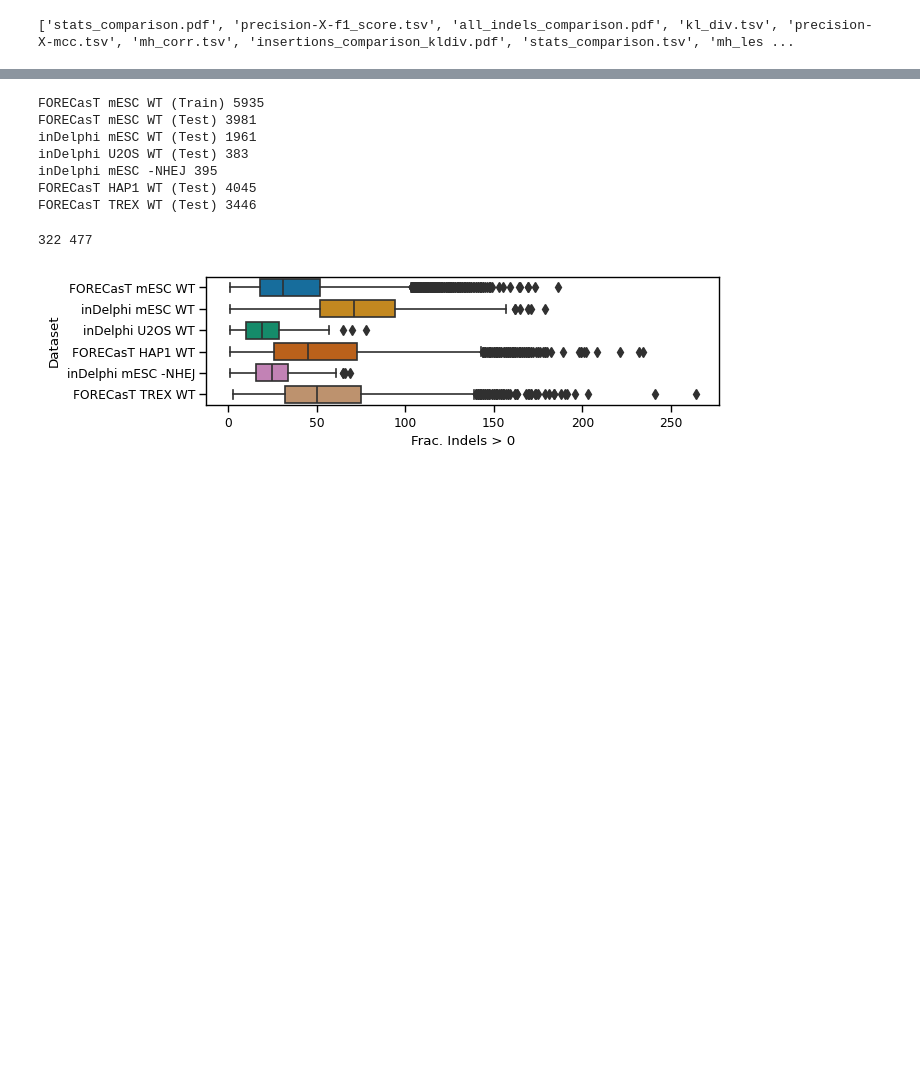
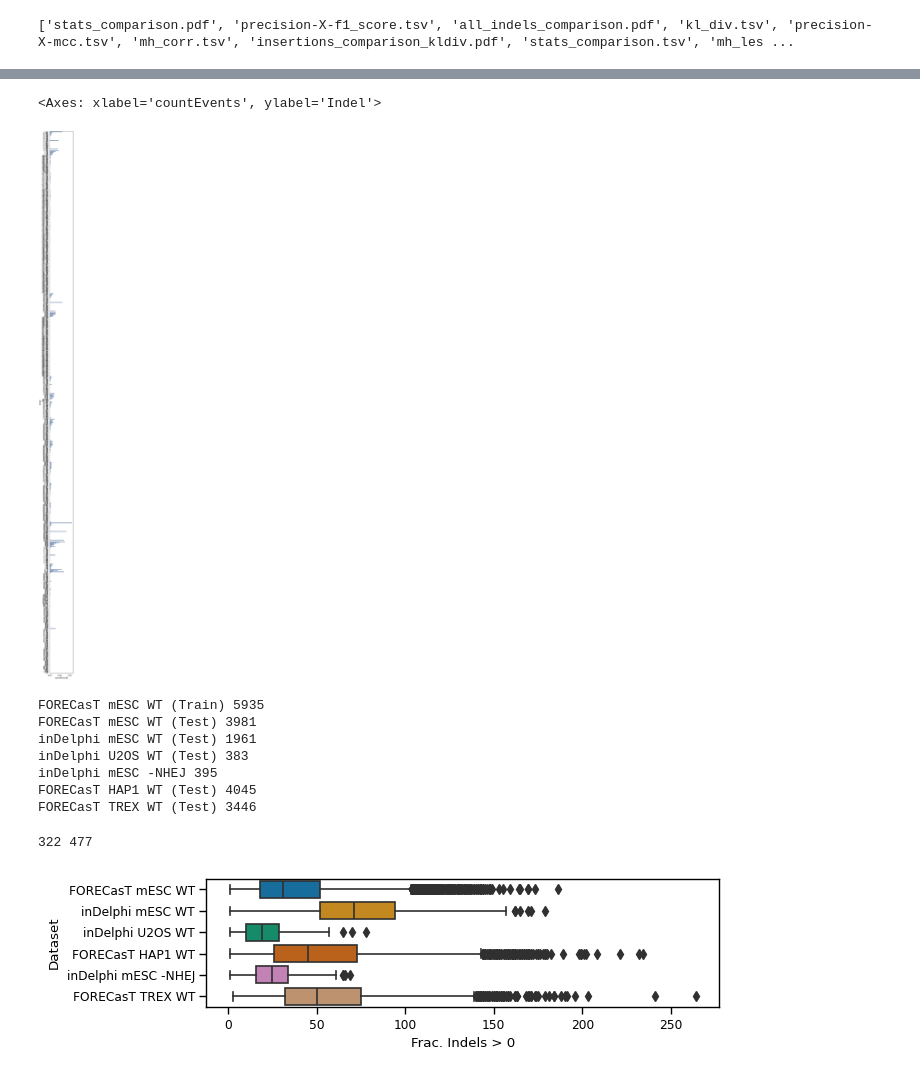
Before and after one commit to zouter/XCRISP, a Jupyter notebook: notebooks/figures/1.dataset_characterisation.ipynb, the cells around one changed output, grey strips where cells are left out. Cells and saved outputs as stored; diff of their text form; code cells hidden in the pictures; blank space fills up the shorter version.

```diff
--- a/notebooks/figures/1.dataset_characterisation.ipynb
+++ b/notebooks/figures/1.dataset_characterisation.ipynb
@@ -50,3 +50,13 @@ FORECasT_features = pd.concat([train_features, test_features])
+# %%
+WT_indel = WT.reset_index().groupby(["Indel", "Type"]).sum().drop("fraction", axis=1)
+WT_indel["countEvents"] = WT_indel["countEvents"]/WT_indel["countEvents"].sum()
+
+fig, ax = plt.subplots(figsize=(3, 70))
+
+sns.barplot(x="countEvents", y="Indel", data=WT_indel.reset_index(), color="b", ax=ax)
+# %% [output]
+<Axes: xlabel='countEvents', ylabel='Indel'>
+[figure, added]
 # %%
 print("FORECasT mESC WT (Train)", len(train.index.get_level_values(0).unique()))
 print("FORECasT mESC WT (Test)", len(test.index.get_level_values(0).unique()))
```
Also changed, not shown: parts of 1 cell of this notebook, 9 other files.
